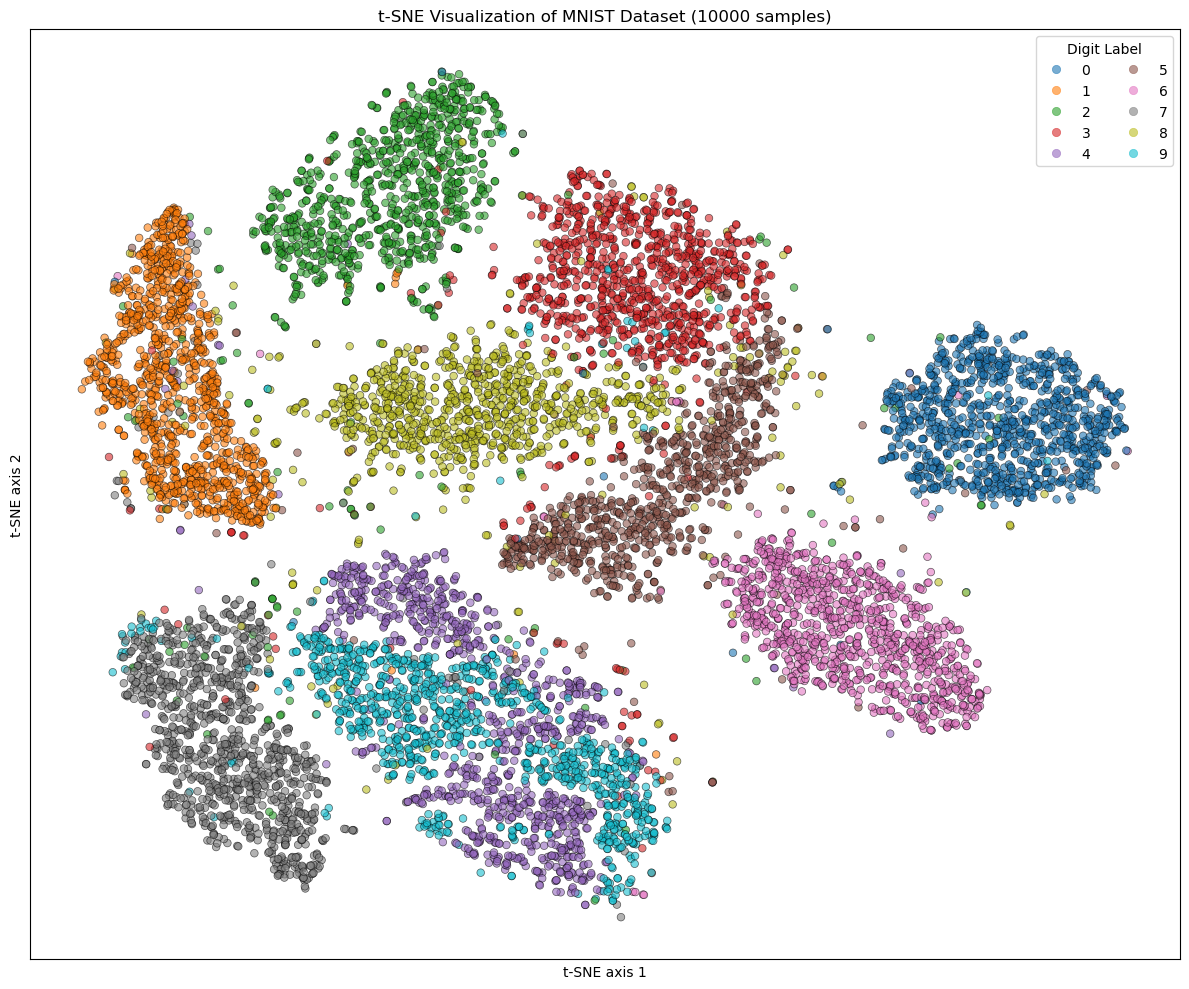
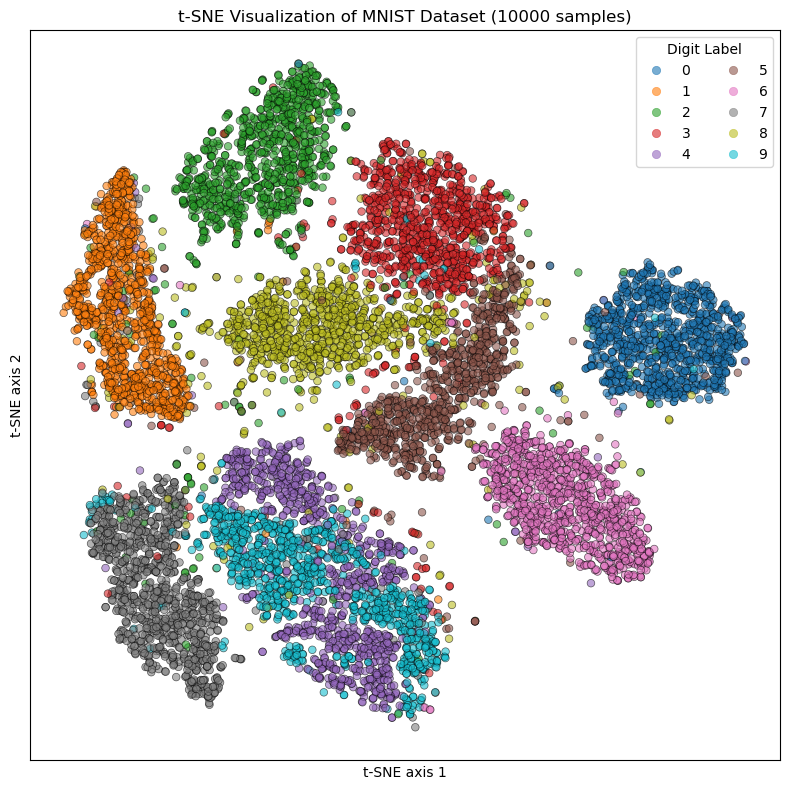
Code edit (unified diff) that turned the first committed figure into the second:
--- before
+++ after
@@ -19,5 +19,5 @@
 
 # Create visualization
-fig, ax = plt.subplots(figsize=(12, 10))
+fig, ax = plt.subplots(figsize=(8, 8))
 scatter = ax.scatter(X_tsne[:, 0], X_tsne[:, 1], c=y_subset, cmap='tab10', alpha=0.6, s=30, edgecolors='k', linewidth=0.5)
 ax.set_xlabel('t-SNE axis 1')

Commit: UPD: updated fig size to make fonts bigger